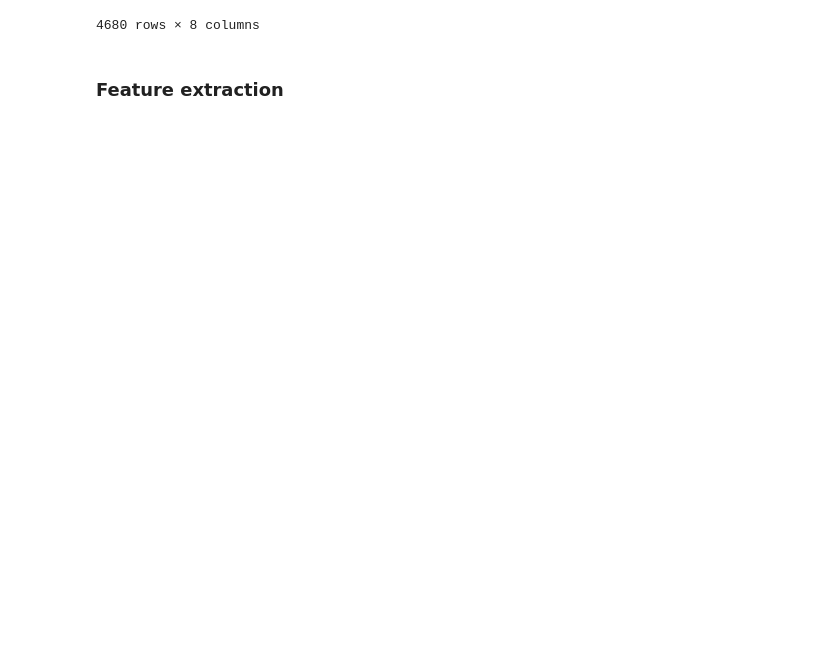
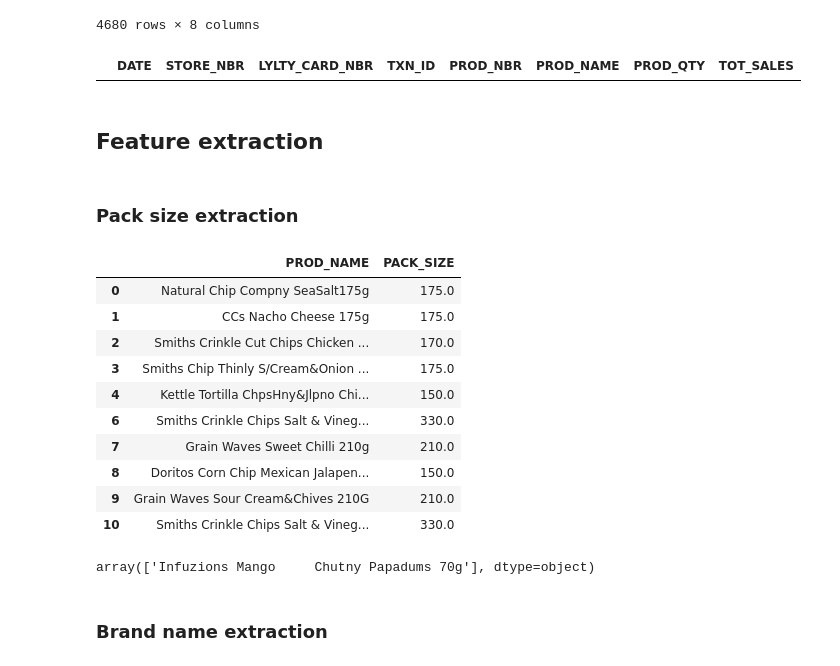
Before and after one commit to Yush-Pokharel/Quantium-data-analysis, a Jupyter notebook: script_analysis/data_analysis.ipynb, the cells around one changed output. Drawn from its saved outputs; the diff is of its cells as text; code cells hidden in the pictures; blank space fills up the shorter version.

Commit message:
Feature extraction complete

```diff
--- a/script_analysis/data_analysis.ipynb
+++ b/script_analysis/data_analysis.ipynb
@@ -165,5 +171,47 @@ chips_only_df[chips_only_df['PROD_NAME'].str.contains(r'nut|cracker|trail', case
 | 264778 | 2019-06-02 | 269 | 269204 | 266273 | 67 | RRD Chilli& Coconut 150g | 2 | 5.4 |
 | 264825 | 2019-01-21 | 272 | 272194 | 269907 | 87 | Infuzions BBQ Rib Prawn Crackers ... | 2 | 7.6 |
 4680 rows × 8 columns
+# %%
+# checking duplicate entries
+
+# chips_only_df[chips_only_df.duplicated(subset='TXN_ID')]
+
+chips_only_df[chips_only_df.duplicated()] # checking duplicate entry
+
+chips_only_df = chips_only_df.drop_duplicates() # removing duplicate
+
+chips_only_df[chips_only_df.duplicated()] # rechecking
+# %% [output]
+|  | DATE | STORE_NBR | LYLTY_CARD_NBR | TXN_ID | PROD_NBR | PROD_NAME | PROD_QTY | TOT_SALES |
 # %% [markdown]
-### Feature extraction
+## Feature extraction
+# %% [markdown]
+### Pack size extraction
+# %%
+# Getting pack size from PROD_NAME
+
+chips_only_df['PACK_SIZE'] = chips_only_df['PROD_NAME'].str.extract(r'(\d+)\s*[gG]\b', expand=False).astype(float)
+
+chips_only_df[['PROD_NAME', 'PACK_SIZE']].head(10)
+# %% [output]
+|  | PROD_NAME | PACK_SIZE |
+| 0 | Natural Chip Compny SeaSalt175g | 175.0 |
+| 1 | CCs Nacho Cheese 175g | 175.0 |
+| 2 | Smiths Crinkle Cut Chips Chicken ... | 170.0 |
+| 3 | Smiths Chip Thinly S/Cream&Onion ... | 175.0 |
+| 4 | Kettle Tortilla ChpsHny&Jlpno Chi... | 150.0 |
+| 6 | Smiths Crinkle Chips Salt & Vineg... | 330.0 |
+| 7 | Grain Waves Sweet Chilli 210g | 210.0 |
+| 8 | Doritos Corn Chip Mexican Jalapen... | 150.0 |
+| 9 | Grain Waves Sour Cream&Chives 210G | 210.0 |
+| 10 | Smiths Crinkle Chips Salt & Vineg... | 330.0 |
+# %%
+# Is the pack_size extraction without any errors?
+
+chips_only_df['PACK_SIZE'].describe()
+
+chips_only_df[chips_only_df['PACK_SIZE'] == 70.0]['PROD_NAME'].unique()
+# %% [output]
+array(['Infuzions Mango     Chutny Papadums 70g'], dtype=object)
+# %% [markdown]
+### Brand name extraction
```
Also changed, not shown: parts of 7 cells of this notebook.
